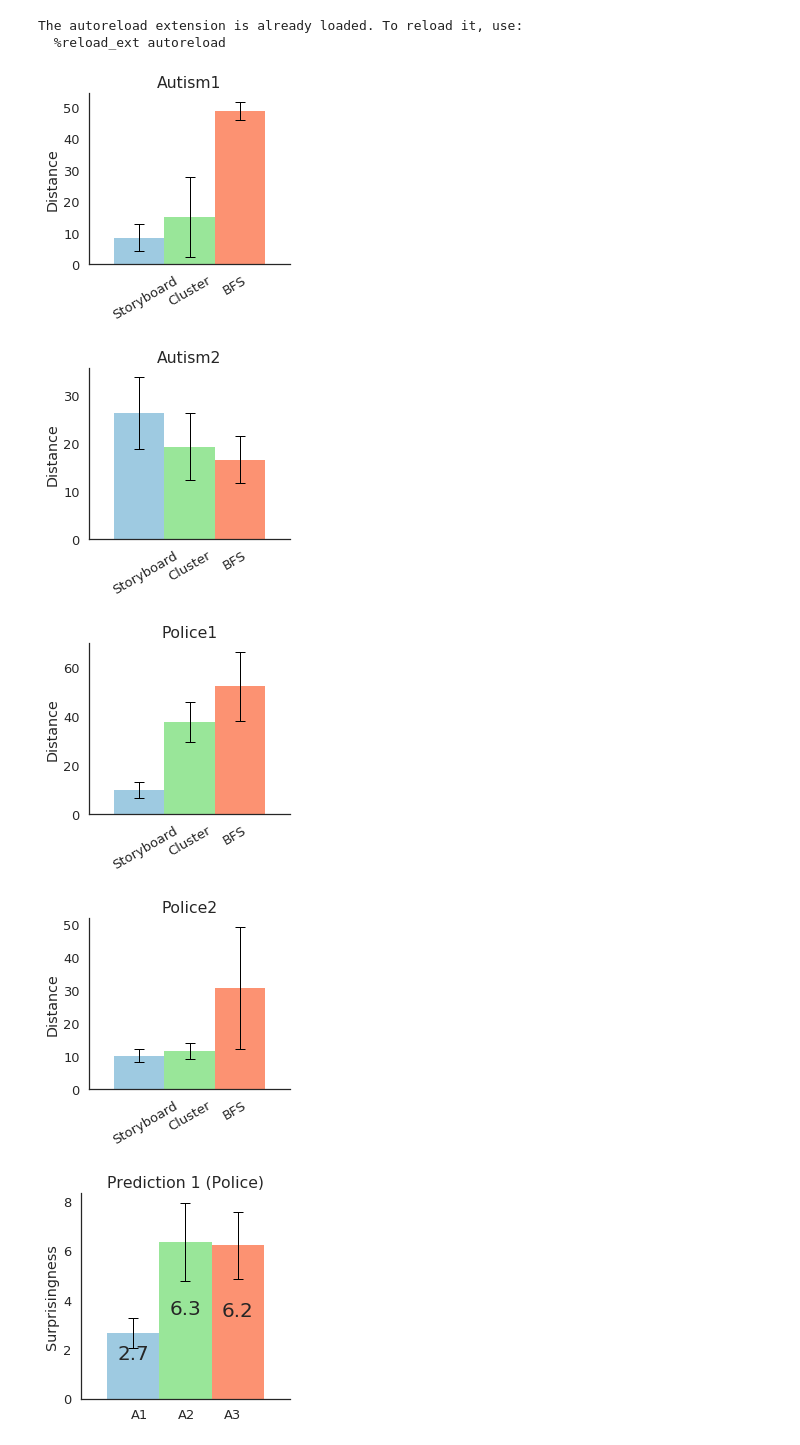
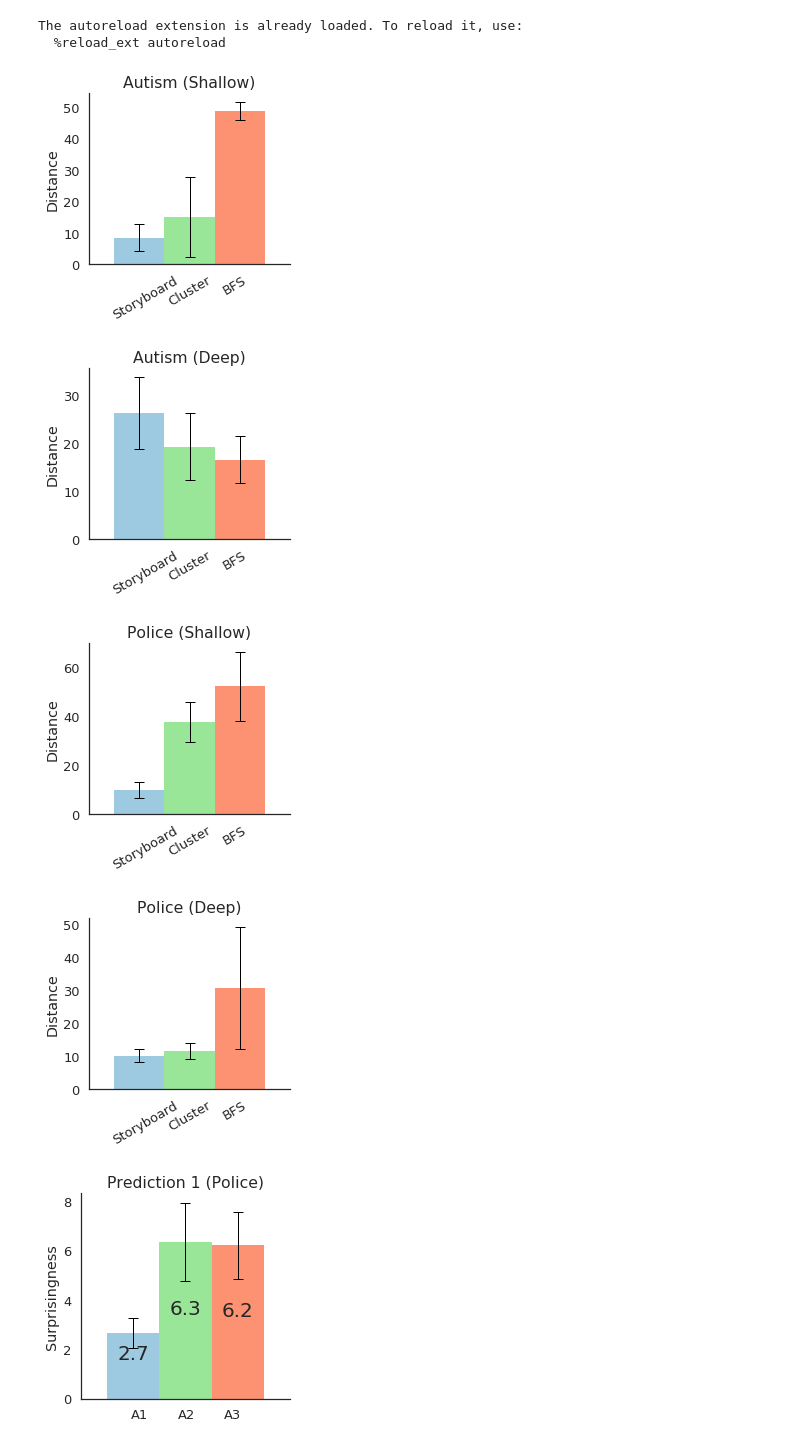
Before and after one commit to dorisjlee/viz-summarization, a Jupyter notebook: ipynb/User Study Results and Paper Statistics.ipynb, the cells around one changed output. Drawn from its saved outputs; the diff is of its cells as text; code cells hidden in the pictures.

```diff
--- a/ipynb/User Study Results and Paper Statistics.ipynb
+++ b/ipynb/User Study Results and Paper Statistics.ipynb
@@ -234,32 +240,32 @@ The autoreload extension is already loaded. To reload it, use:
   %reload_ext autoreload
 # %%
 result = compute_prediction_distances("Prediction1(Autism).csv","Autism1")
-bar_chart(list(result["Distance"].values),["Storyboard","Cluster","BFS"],title="Autism1",
+bar_chart(list(result["Distance"].values),["Storyboard","Cluster","BFS"],title="Autism (Shallow)",
           yErrs=list(result["SD"].values/2.), ytitle="Distance", fixed_ylim=False, rotation=30,
           autolabel_flag =False, filename="Autism1")
 # %% [output]
-[figure, old version]
+[figure, new version]
 # %%
 result = compute_prediction_distances("Prediction2(Autism).csv","Autism2")
-bar_chart(list(result["Distance"].values),["Storyboard","Cluster","BFS"],title="Autism2",
+bar_chart(list(result["Distance"].values),["Storyboard","Cluster","BFS"],title="Autism (Deep)",
           yErrs=list(result["SD"].values/2.), ytitle="Distance",fixed_ylim=False, rotation=30,
           autolabel_flag =False, filename="Autism2")
 # %% [output]
-[figure, old version]
+[figure, new version]
 # %%
 result = compute_prediction_distances("Prediction1(Police).csv","Police1")
-bar_chart(list(result["Distance"].values),["Storyboard","Cluster","BFS"],title="Police1",
+bar_chart(list(result["Distance"].values),["Storyboard","Cluster","BFS"],title="Police (Shallow)",
           yErrs=list(result["SD"].values/2.), ytitle="Distance"
           ,fixed_ylim=False , filename="Police1",autolabel_flag=False, rotation=30)
 # %% [output]
-[figure, old version]
+[figure, new version]
 # %%
 result = compute_prediction_distances("Prediction2(Police).csv","Police2")
-bar_chart(list(result["Distance"].values),["Storyboard","Cluster","BFS"],title="Police2",
+bar_chart(list(result["Distance"].values),["Storyboard","Cluster","BFS"],title="Police (Deep)",
           yErrs=list(result["SD"].values/2.), ytitle="Distance", rotation=30,fixed_ylim=False,
           filename="Police2",autolabel_flag=False)
 # %% [output]
-[figure, old version]
+[figure, new version]
 # %%
 def compute_prediction_aggregate_stats(title,filename,gt_task_key):
     prediction = pd.read_csv(gdrive_path+filename)
```
Also changed, not shown: parts of 3 cells of this notebook, 1 other file.
